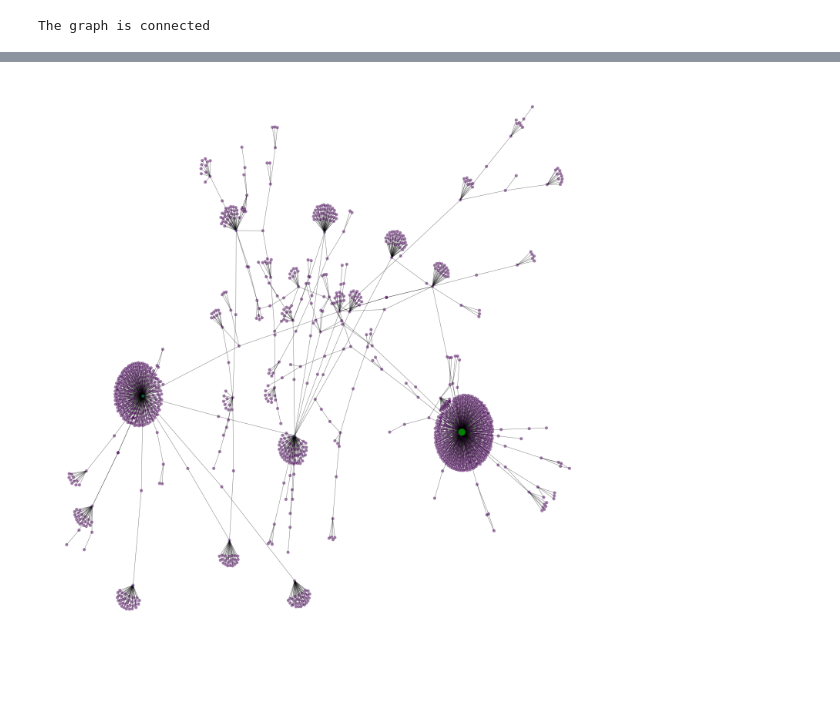
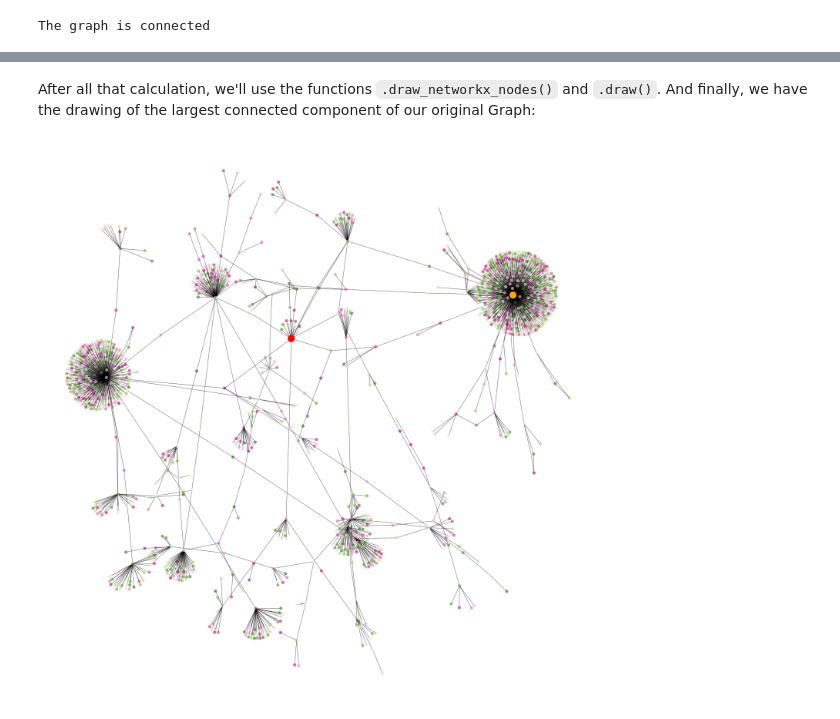
Before and after one commit to ugis22/analysing_twitter, a Jupyter notebook: Interaction Network.ipynb, the cells around one changed output, grey strips where cells are left out. Drawn from its saved outputs; the diff is of its cells as text; code cells hidden in the pictures; blank space fills up the shorter version.

Commit message:
Interaction Network Proyect

```diff
--- a/Interaction Network.ipynb
+++ b/Interaction Network.ipynb
@@ -285,8 +280,16 @@ node_color=[node_and_degree[v] for v in largest_subgraph]
+# %%
+node_and_degree = largest_subgraph.degree()
+colors_central_nodes = ['orange', 'red']
+central_nodes = ['393852070', '2896294831']
+# %%
+pos = nx.spring_layout(largest_subgraph, k=0.05)
+# %% [markdown]
+After all that calculation, we'll use the functions `.draw_networkx_nodes()` and `.draw()`. And finally, we have the drawing of the largest connected component of our original Graph:
 # %%
 plt.figure(figsize = (20,20))
-pos = nx.spring_layout(largest_subgraph)
-nx.draw(largest_subgraph, pos=pos, node_color=node_color, linewidths=0.3, node_size=60, alpha=0.5, with_labels=False)
-nx.draw_networkx_nodes(largest_subgraph, pos=pos, nodelist=[largest_hub], node_size=300, node_color="green")
+nx.draw(largest_subgraph, pos=pos, node_color=range(1404), cmap=plt.cm.PiYG, edge_color="black", linewidths=0.3, node_size=60, alpha=0.6, with_labels=False)
+nx.draw_networkx_nodes(largest_subgraph, pos=pos, nodelist=central_nodes, node_size=300, node_color=colors_central_nodes)
+plt.savefig('graphfinal.png')
 plt.show()
 # %% [output]
-[figure, old version]
+[figure, new version]
```
Also changed, not shown: parts of 19 cells of this notebook, 1 other file.
